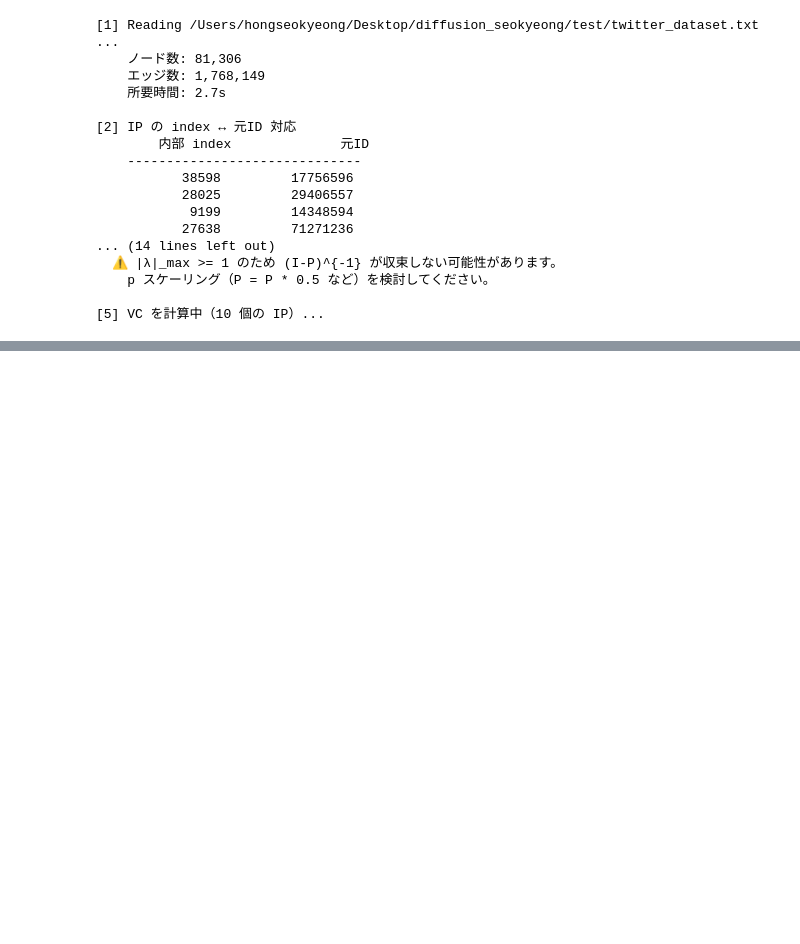
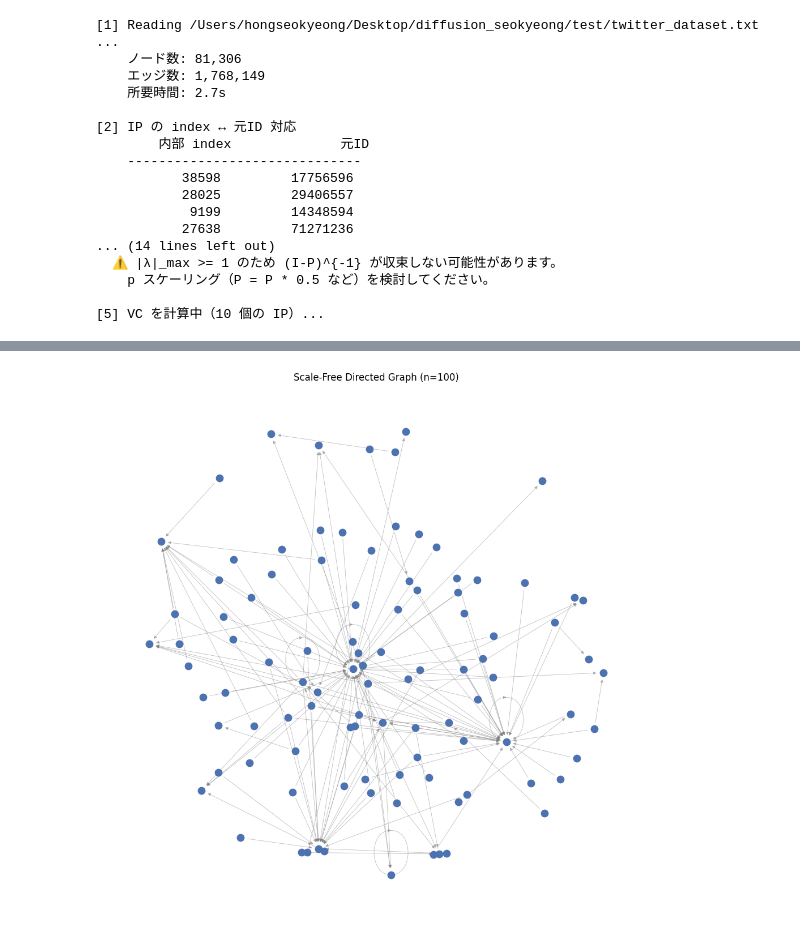
Before and after one commit to shinomi-lab/diffusion_seokyeong, a Jupyter notebook: analysis/viral_centrality.ipynb, the cells around one changed output, grey strips where cells are left out. Drawn from its saved outputs; the diff is of its cells as text; code cells hidden in the pictures; blank space fills up the shorter version.

```diff
--- a/analysis/viral_centrality.ipynb
+++ b/analysis/viral_centrality.ipynb
@@ -396,0 +277,89 @@ print("（True なら sort 採番、False なら登場順採番）")
+# %%
+import networkx as nx
+import matplotlib.pyplot as plt
+import random
+
+N = 100  # ノード数
+
+def generate_digraph(model="scale_free", n=100, seed=42):
+    """
+    100ノード規模の有向グラフを生成する
+
+    model:
+      - "erdos_renyi" : ランダム(各エッジが確率pで存在)
+      - "scale_free"  : スケールフリー(べき則分布、現実のネットワークに近い)
+      - "small_world" : スモールワールド(有向版)
+      - "random_dag" : ランダムな有向非巡回グラフ(DAG)
+    """
+    random.seed(seed)
+
+    if model == "erdos_renyi":
+        # p=0.05 → 平均出次数 ≈ 5
+        G = nx.gnp_random_graph(n, p=0.05, directed=True, seed=seed)
+
+    elif model == "scale_free":
+        # Barabási–Albert型の有向版。SNS・Web等の構造に類似
+        G = nx.scale_free_graph(n, seed=seed)
+        G = nx.DiGraph(G)  # MultiDiGraph → DiGraph に変換(重複エッジ削除)
+
+    elif model == "small_world":
+        # 無向のWatts-Strogatzを生成して有向化
+        base = nx.watts_strogatz_graph(n, k=6, p=0.1, seed=seed)
+        G = nx.DiGraph()
+        for u, v in base.edges():
+            # 各エッジをランダムな向きで追加(時々双方向)
+            if random.random() < 0.3:
+                G.add_edge(u, v); G.add_edge(v, u)
+            elif random.random() < 0.5:
+                G.add_edge(u, v)
+            else:
+                G.add_edge(v, u)
+
+    elif model == "random_dag":
+        # トポロジカル順序を固定してエッジを張る
+        G = nx.DiGraph()
+        G.add_nodes_from(range(n))
+        for i in range(n):
+            for j in range(i + 1, n):
+                if random.random() < 0.05:
+                    G.add_edge(i, j)
+
+    else:
+        raise ValueError(f"unknown model: {model}")
+
+    return G
+
+
+def summarize(G):
+    print(f"ノード数: {G.number_of_nodes()}")
+    print(f"エッジ数: {G.number_of_edges()}")
+    print(f"平均入次数: {sum(d for _, d in G.in_degree())  / G.number_of_nodes():.2f}")
+    print(f"平均出次数: {sum(d for _, d in G.out_degree()) / G.number_of_nodes():.2f}")
+    print(f"弱連結成分数: {nx.number_weakly_connected_components(G)}")
+    print(f"DAG?: {nx.is_directed_acyclic_graph(G)}")
+
+
+def draw(G, title="Directed Graph"):
+    plt.figure(figsize=(10, 10))
+    pos = nx.spring_layout(G, seed=42, k=0.5)
+    nx.draw_networkx_nodes(G, pos, node_size=80, node_color="#4C72B0")
+    nx.draw_networkx_edges(
+        G, pos, arrows=True, arrowsize=8,
+        edge_color="gray", alpha=0.5, width=0.6,
+    )
+    plt.title(title)
+    plt.axis("off")
+    plt.tight_layout()
+    plt.show()
+
+
+if __name__ == "__main__":
+    G = generate_digraph(model="scale_free", n=N)
+    summarize(G)
+    nx.write_edgelist(G, "digraph_100.txt", data=False)
+    draw(G, title=f"Scale-Free Directed Graph (n={N})")
+
+    # 保存例
+    # nx.write_graphml(G, "digraph_100.graphml")
+    # nx.write_edgelist(G, "digraph_100.edgelist", data=False)
+# %% [output]
@@ -396,0 +372 @@ print("（True なら sort 採番、False なら登場順採番）")
+[figure, added]
```
Also changed, not shown: parts of 8 cells of this notebook.
